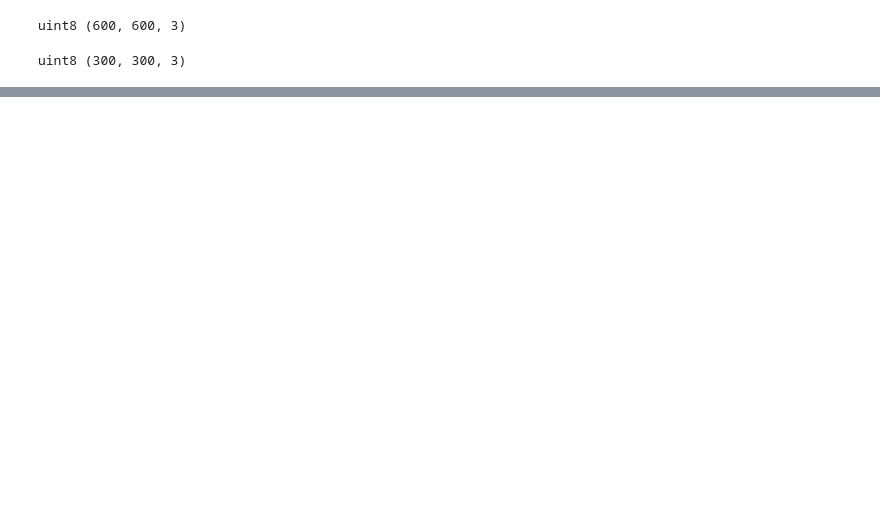
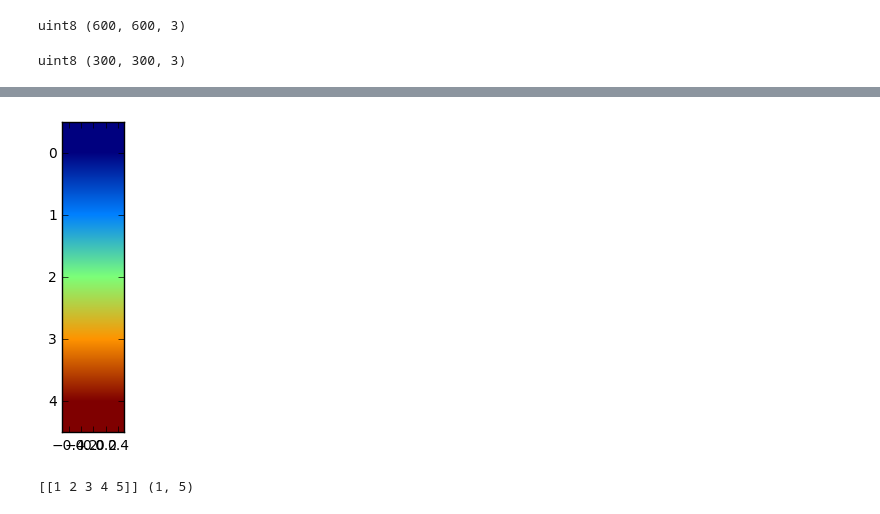
Before and after one commit to mastrudwick/intro-to-dsml, a Jupyter notebook: week1/code/image-operations.ipynb, the cells around one changed output, grey strips where cells are left out. Saved outputs shown, nothing was run; the diff lists cells and outputs as text; code cells hidden in the pictures; blank space fills up the shorter version.

```diff
--- a/week1/code/image-operations.ipynb
+++ b/week1/code/image-operations.ipynb
@@ -41,0 +71,10 @@ plt.show()
+# %%
+plt.imshow(x1_new)
+plt.show()
+# %% [output]
+[figure, added]
+# %%
+x2_new = x1[np.newaxis, :]
+print(x2_new, x2_new.shape)
+# %% [output]
+[[1 2 3 4 5]] (1, 5)
```
Also changed, not shown: parts of 7 cells of this notebook, 7 other files.
